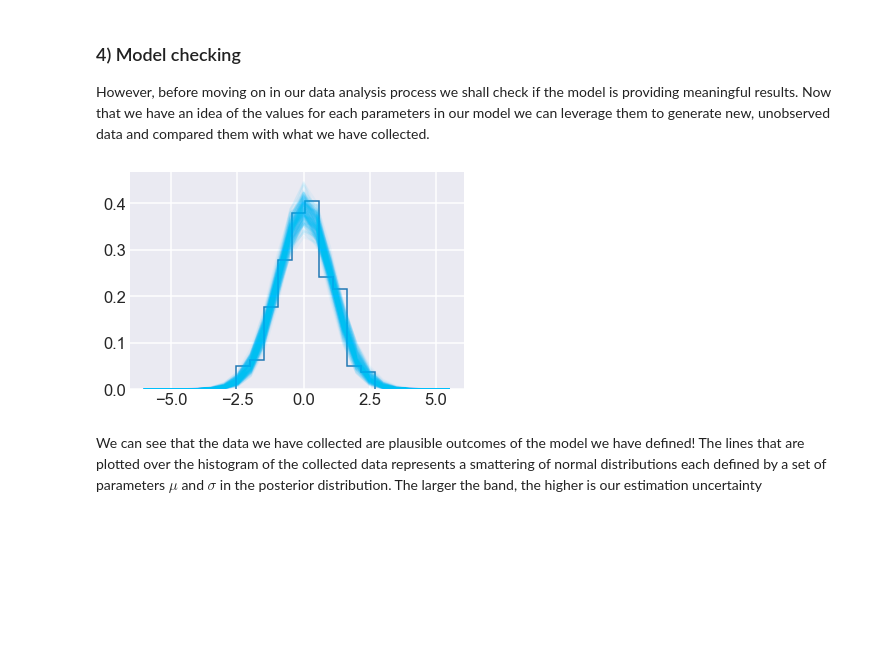
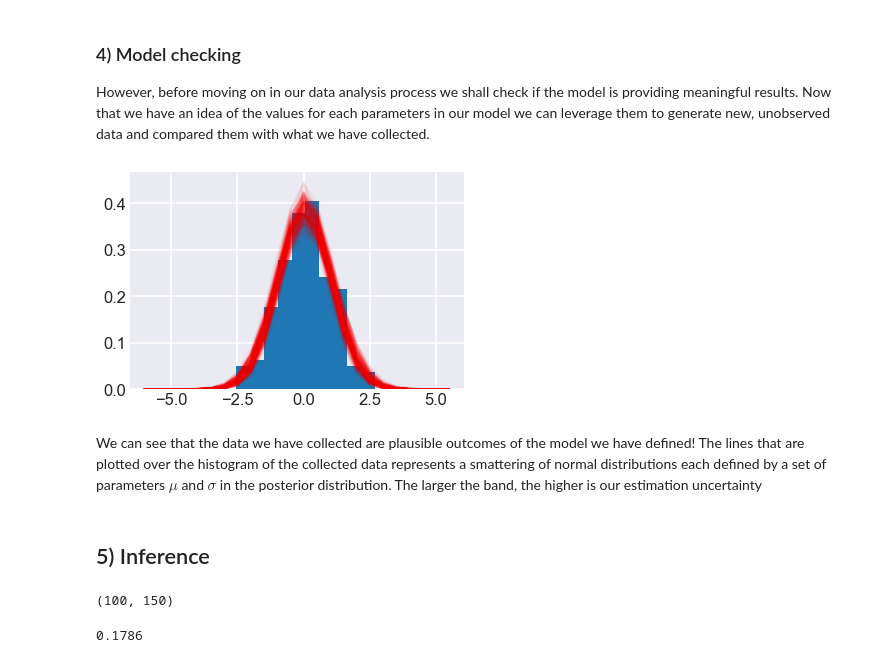
Before and after one commit to JackCaster/Intro_to_PyMC3, a Jupyter notebook: notebooks/00 - Model a normal distribution.ipynb, the cells around one changed output. Drawn from its saved outputs; the diff is of its cells as text; code cells hidden in the pictures; blank space fills up the shorter version.

```diff
--- a/notebooks/00 - Model a normal distribution.ipynb
+++ b/notebooks/00 - Model a normal distribution.ipynb
@@ -113,15 +123,28 @@ However, before moving on in our data analysis process we shall check if the mod
 # %%
 fig, ax = plt.subplots()
 
 THIN = 10
 X = np.arange(-6, 6, 0.5)
 
 for mu, sigma in zip(trace['mu'][::THIN], trace['sigma'][::THIN]):
     y = st.norm.pdf(x=X, loc=mu, scale=sigma)
-    plt.plot(X, y, alpha=0.05, color='deepskyblue')
+    plt.plot(X, y, alpha=0.05, color='red')
 
-plt.hist(Y, density=True, histtype='step');
+plt.hist(Y, density=True);
 # %% [output]
-[figure, old version]
+[figure, new version]
 # %% [markdown]
 We can see that the data we have collected are plausible outcomes of the model we have defined! The lines that are plotted over the histogram of the collected data represents a smattering of normal distributions each defined by a set of parameters $\mu$ and $\sigma$ in the posterior distribution. The larger the band, the higher is our estimation uncertainty
+# %% [markdown]
+## 5) Inference
+# %%
+with model:
+    posterior_samples = pm.sample_posterior_predictive(trace, samples=100)
+
+posterior_samples['observations'].shape
+# %% [output]
+(100, 150)
+# %%
+(posterior_samples['observations'] > 1).mean()
+# %% [output]
+0.1786
```
Also changed, not shown: parts of 5 cells of this notebook, 1 other file.
